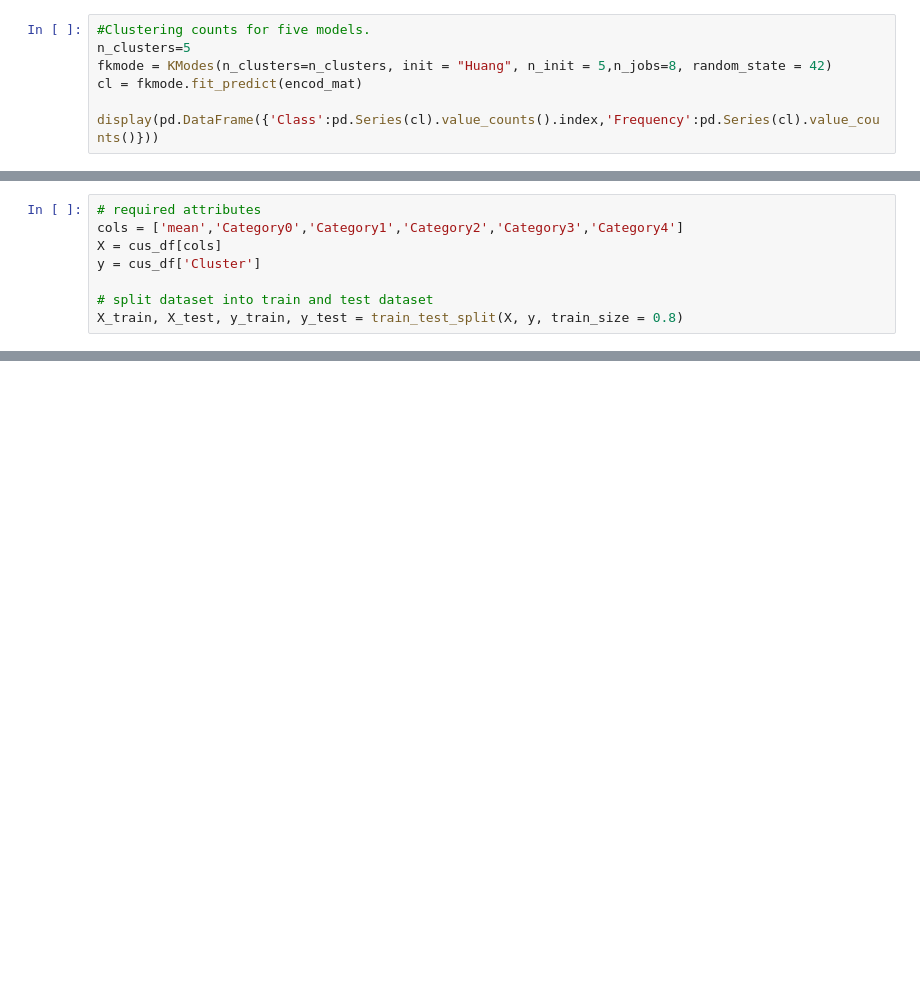
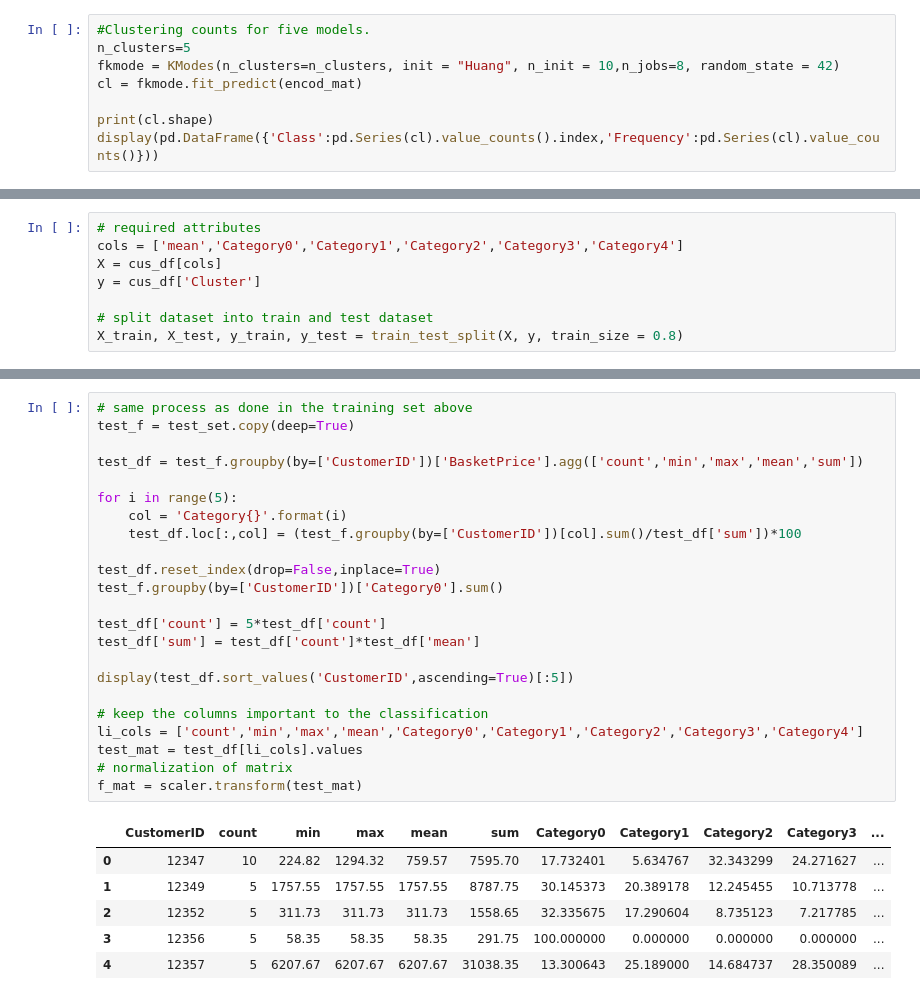
Before and after one commit to harshil-darji/customer-segmentation, a Jupyter notebook: customerSegmentationProject.ipynb, the cells around one changed output, grey strips where cells are left out. Saved outputs shown, nothing was run; the diff lists cells and outputs as text; blank space fills up the shorter version.

Commit message:
Classification done on test set.

```diff
--- a/customerSegmentationProject.ipynb
+++ b/customerSegmentationProject.ipynb
@@ -720,8 +724,9 @@ plt.show()
 # %%
 #Clustering counts for five models.
 n_clusters=5
-fkmode = KModes(n_clusters=n_clusters, init = "Huang", n_init = 5,n_jobs=8, random_state = 42)
+fkmode = KModes(n_clusters=n_clusters, init = "Huang", n_init = 10,n_jobs=8, random_state = 42)
 cl = fkmode.fit_predict(encod_mat)
 
+print(cl.shape)
 display(pd.DataFrame({'Class':pd.Series(cl).value_counts().index,'Frequency':pd.Series(cl).value_counts()}))
 # %% [output]
@@ -1412,0 +1417,30 @@ Precision: 91.97 %
+# %%
+# same process as done in the training set above
+test_f = test_set.copy(deep=True)
+
+test_df = test_f.groupby(by=['CustomerID'])['BasketPrice'].agg(['count','min','max','mean','sum'])
+
+for i in range(5):
+    col = 'Category{}'.format(i)
+    test_df.loc[:,col] = (test_f.groupby(by=['CustomerID'])[col].sum()/test_df['sum'])*100
+
+test_df.reset_index(drop=False,inplace=True)
+test_f.groupby(by=['CustomerID'])['Category0'].sum()
+
+test_df['count'] = 5*test_df['count']
+test_df['sum'] = test_df['count']*test_df['mean']
+
+display(test_df.sort_values('CustomerID',ascending=True)[:5])
+
+# keep the columns important to the classification
+li_cols = ['count','min','max','mean','Category0','Category1','Category2','Category3','Category4']
+test_mat = test_df[li_cols].values
+# normalization of matrix
+f_mat = scaler.transform(test_mat)
+# %% [output]
+|  | CustomerID | count | min | max | mean | sum | Category0 | Category1 | Category2 | Category3 | ... |
+| 0 | 12347 | 10 | 224.82 | 1294.32 | 759.57 | 7595.70 | 17.732401 | 5.634767 | 32.343299 | 24.271627 | ... |
+| 1 | 12349 | 5 | 1757.55 | 1757.55 | 1757.55 | 8787.75 | 30.145373 | 20.389178 | 12.245455 | 10.713778 | ... |
+| 2 | 12352 | 5 | 311.73 | 311.73 | 311.73 | 1558.65 | 32.335675 | 17.290604 | 8.735123 | 7.217785 | ... |
+| 3 | 12356 | 5 | 58.35 | 58.35 | 58.35 | 291.75 | 100.000000 | 0.000000 | 0.000000 | 0.000000 | ... |
+| 4 | 12357 | 5 | 6207.67 | 6207.67 | 6207.67 | 31038.35 | 13.300643 | 25.189000 | 14.684737 | 28.350089 | ... |
```
Also changed, not shown: parts of 68 cells of this notebook.
